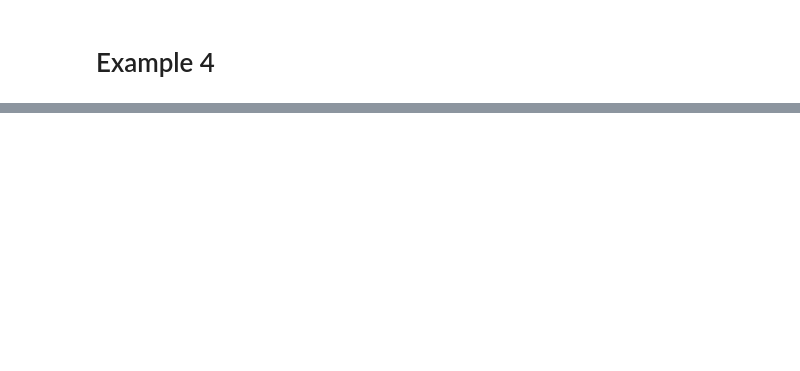
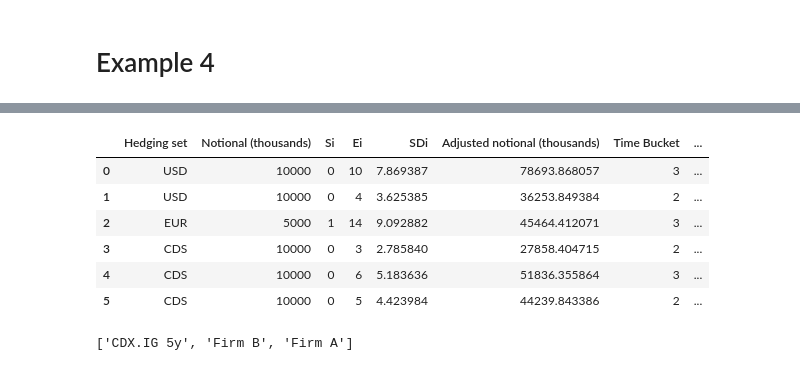
Before and after one commit to XianchengZ/ccr_analysis, a Jupyter notebook: organized_saccr.ipynb, the cells around one changed output, grey strips where cells are left out. Cells and saved outputs as stored; diff of their text form; code cells hidden in the pictures; blank space fills up the shorter version.

Commit message:
calculation updated for addOn_generator

```diff
--- a/organized_saccr.ipynb
+++ b/organized_saccr.ipynb
@@ -440,0 +467,11 @@ example_4_input
+# %%
+ex_4_middle = middle_df_generator(example_4_input)
+ex_4_middle
+# %% [output]
+|  | Hedging set | Notional (thousands) | Si | Ei | SDi | Adjusted notional (thousands) | Time Bucket | ... |
+| 0 | USD | 10000 | 0 | 10 | 7.869387 | 78693.868057 | 3 | ... |
+| 1 | USD | 10000 | 0 | 4 | 3.625385 | 36253.849384 | 2 | ... |
+| 2 | EUR | 5000 | 1 | 14 | 9.092882 | 45464.412071 | 3 | ... |
+| 3 | CDS | 10000 | 0 | 3 | 2.785840 | 27858.404715 | 2 | ... |
+| 4 | CDS | 10000 | 0 | 6 | 5.183636 | 51836.355864 | 3 | ... |
+| 5 | CDS | 10000 | 0 | 5 | 4.423984 | 44239.843386 | 2 | ... |
@@ -440,0 +480,4 @@ example_4_input
+# %%
+newList
+# %% [output]
+['CDX.IG 5y', 'Firm B', 'Firm A']
```
Also changed, not shown: parts of 13 cells of this notebook.
